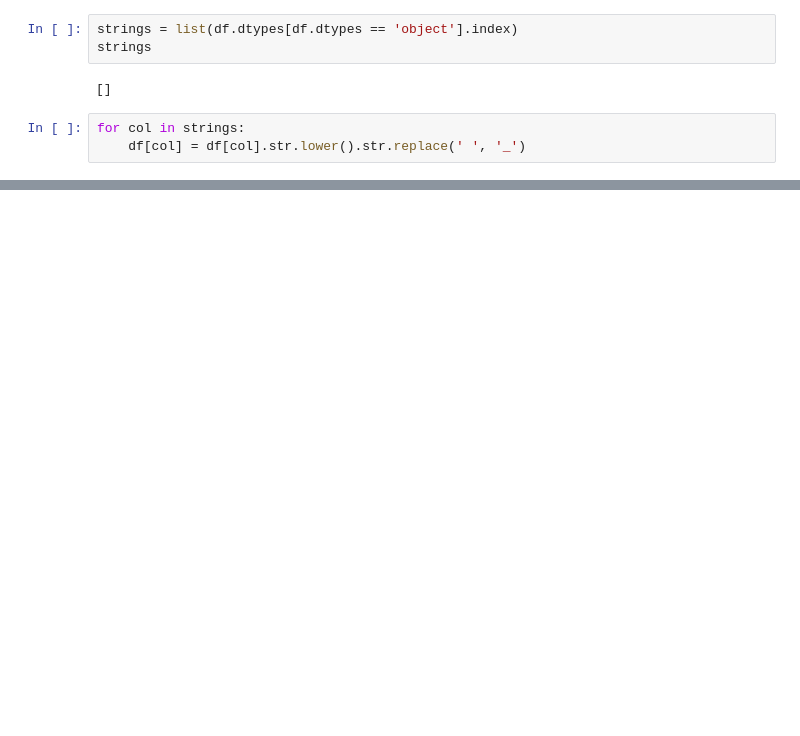
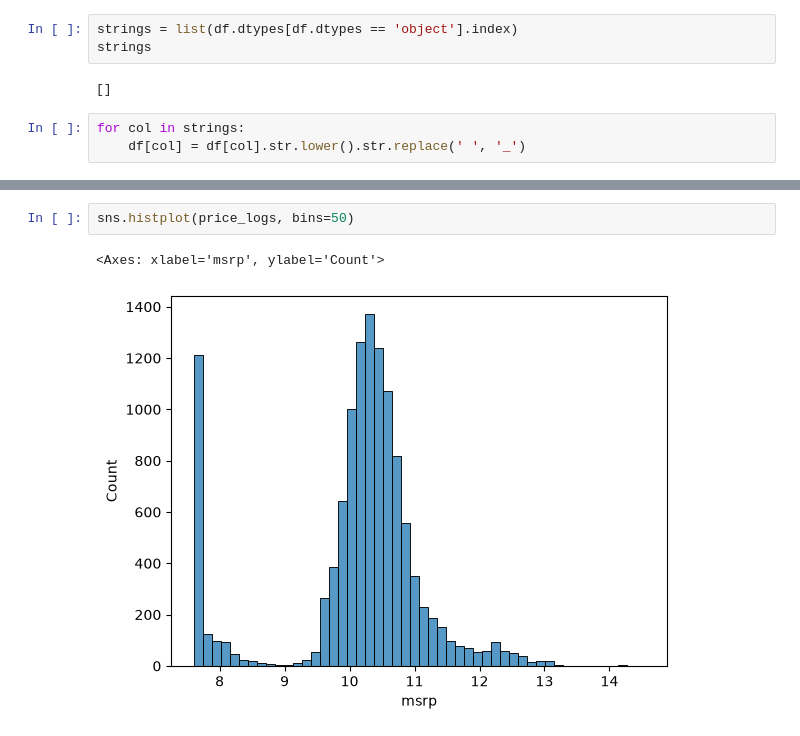
Before and after one commit to marcoscivera08/ml-zoomcamp, a Jupyter notebook: 02_regression.ipynb, the cells around one changed output, grey strips where cells are left out. Cells and saved outputs as stored; diff of their text form; blank space fills up the shorter version.

```diff
--- a/02_regression.ipynb
+++ b/02_regression.ipynb
@@ -45,0 +108,5 @@ df.head()
+# %%
+sns.histplot(price_logs, bins=50)
+# %% [output]
+<Axes: xlabel='msrp', ylabel='Count'>
+[figure, added]
```
Also changed, not shown: parts of 22 cells of this notebook.
